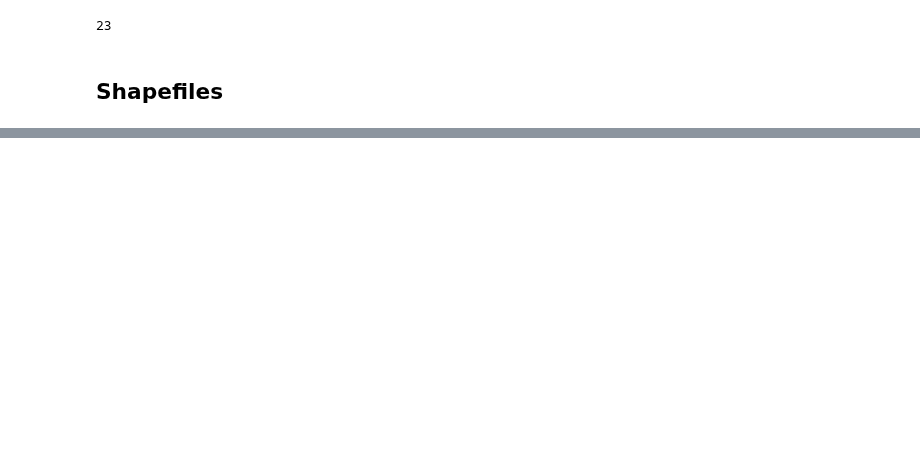
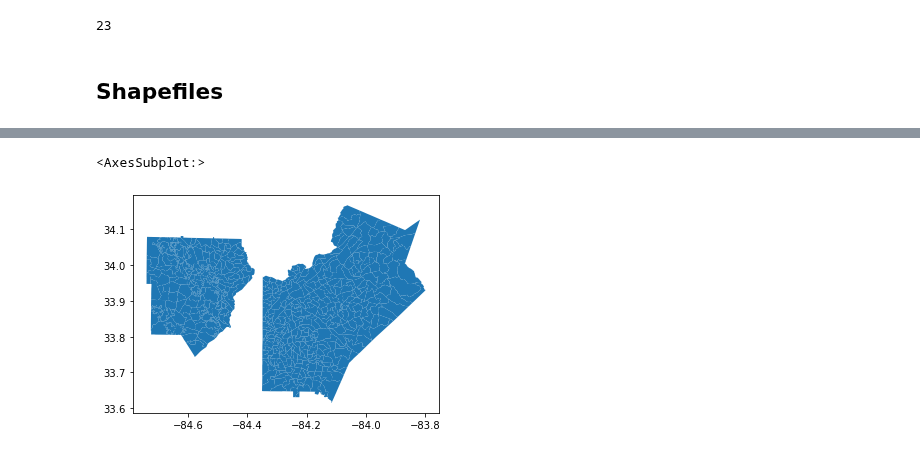
Before and after one commit to nonpartisan-redistricting-datahub/pdv-ga, a Jupyter notebook: vest-ga-2020/vest-ga-2020-validation.ipynb, the cells around one changed output, grey strips where cells are left out. Cells and saved outputs as stored; diff of their text form; code cells hidden in the pictures; blank space fills up the shorter version.

```diff
--- a/vest-ga-2020/vest-ga-2020-validation.ipynb
+++ b/vest-ga-2020/vest-ga-2020-validation.ipynb
@@ -534,0 +601,18 @@ print(len(empty_precincts))
+# %%
+#When downloading from the Census redistricing data program, these use a FIPS code to identify counties
+fips_codes = ["13135","13067","13089"]
+
+#Combine all the data from separate files into one
+li = []
+for i in fips_codes:
+    ref = "./raw-from-source/Shapefiles/Census/partnership_shapefiles_19v2_"
+    file_ref = ref+i+"/PVS_19_v2_vtd_"+i+".shp"
+    file_prev = gp.read_file(file_ref)
+    #print(file_prev.shape)
+    li.append(file_prev)
+shapefiles_census = pd.concat(li, axis=0, ignore_index=True)
+# %%
+shapefiles_census.plot()
+# %% [output]
+<AxesSubplot:>
+[figure, added]
```
Also changed, not shown: parts of 36 cells of this notebook.
